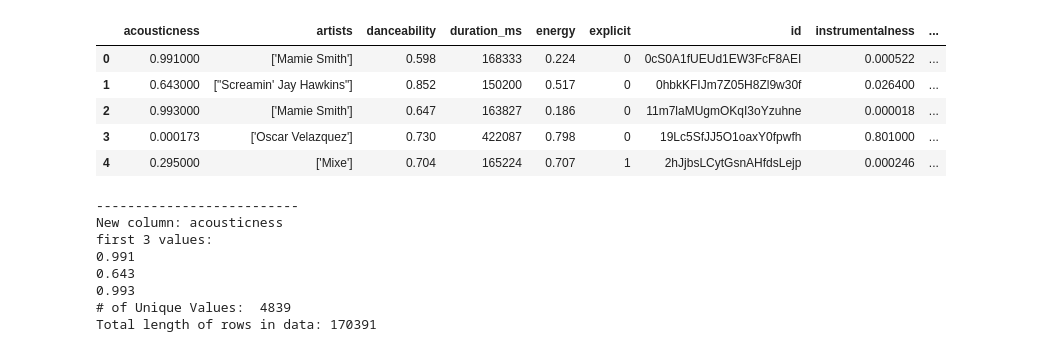
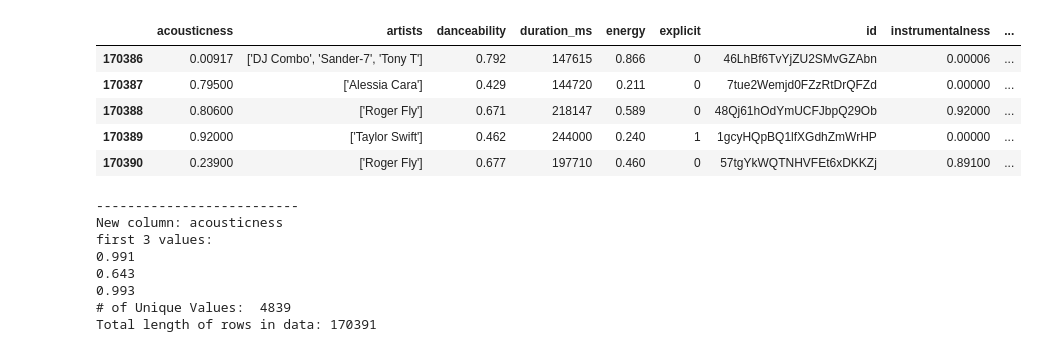
Before and after one commit to daniel-molina23/spotify-recommender-system, a Jupyter notebook: Dataset_exploration.ipynb, the cells around one changed output. Drawn from its saved outputs; the diff is of its cells as text; code cells hidden in the pictures.

Commit message:
New cleaned data

```diff
--- a/Dataset_exploration.ipynb
+++ b/Dataset_exploration.ipynb
@@ -140,19 +127,18 @@ new length after removal:  170391
 # %%
 import pandas as pd
-import seaborn as sn
 import matplotlib.pyplot as plt
 import numpy as np
 
 
 data = pd.read_csv('data_new_range.csv')
-display(data.head())
+display(data[-5:])
 # %% [output]
 |  | acousticness | artists | danceability | duration_ms | energy | explicit | id | instrumentalness | ... |
-| 0 | 0.991000 | ['Mamie Smith'] | 0.598 | 168333 | 0.224 | 0 | 0cS0A1fUEUd1EW3FcF8AEI | 0.000522 | ... |
-| 1 | 0.643000 | ["Screamin' Jay Hawkins"] | 0.852 | 150200 | 0.517 | 0 | 0hbkKFIJm7Z05H8Zl9w30f | 0.026400 | ... |
-| 2 | 0.993000 | ['Mamie Smith'] | 0.647 | 163827 | 0.186 | 0 | 11m7laMUgmOKqI3oYzuhne | 0.000018 | ... |
-| 3 | 0.000173 | ['Oscar Velazquez'] | 0.730 | 422087 | 0.798 | 0 | 19Lc5SfJJ5O1oaxY0fpwfh | 0.801000 | ... |
-| 4 | 0.295000 | ['Mixe'] | 0.704 | 165224 | 0.707 | 1 | 2hJjbsLCytGsnAHfdsLejp | 0.000246 | ... |
+| 170386 | 0.00917 | ['DJ Combo', 'Sander-7', 'Tony T'] | 0.792 | 147615 | 0.866 | 0 | 46LhBf6TvYjZU2SMvGZAbn | 0.00006 | ... |
+| 170387 | 0.79500 | ['Alessia Cara'] | 0.429 | 144720 | 0.211 | 0 | 7tue2Wemjd0FZzRtDrQFZd | 0.00000 | ... |
+| 170388 | 0.80600 | ['Roger Fly'] | 0.671 | 218147 | 0.589 | 0 | 48Qj61hOdYmUCFJbpQ29Ob | 0.92000 | ... |
+| 170389 | 0.92000 | ['Taylor Swift'] | 0.462 | 244000 | 0.240 | 1 | 1gcyHQpBQ1lfXGdhZmWrHP | 0.00000 | ... |
+| 170390 | 0.23900 | ['Roger Fly'] | 0.677 | 197710 | 0.460 | 0 | 57tgYkWQTNHVFEt6xDKKZj | 0.89100 | ... |
 # %%
 columns = data.columns
 strLength = "Total length of rows in data: %d" % (len(data))
```
Also changed, not shown: parts of 5 cells of this notebook, 2 other files.
